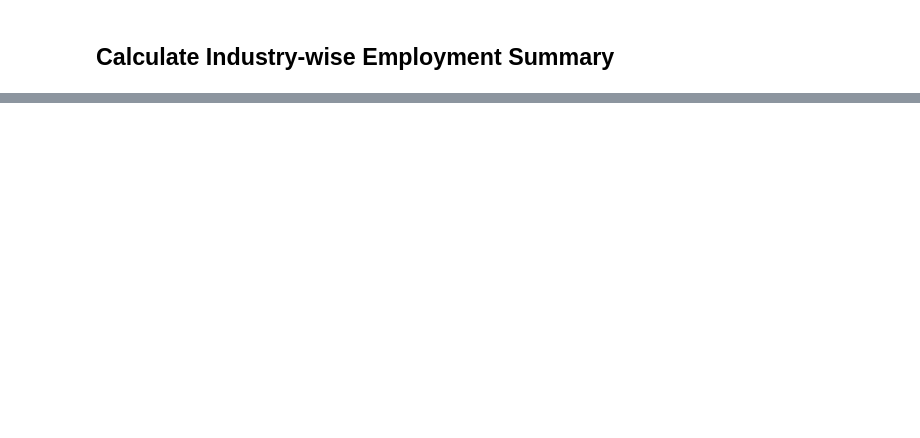
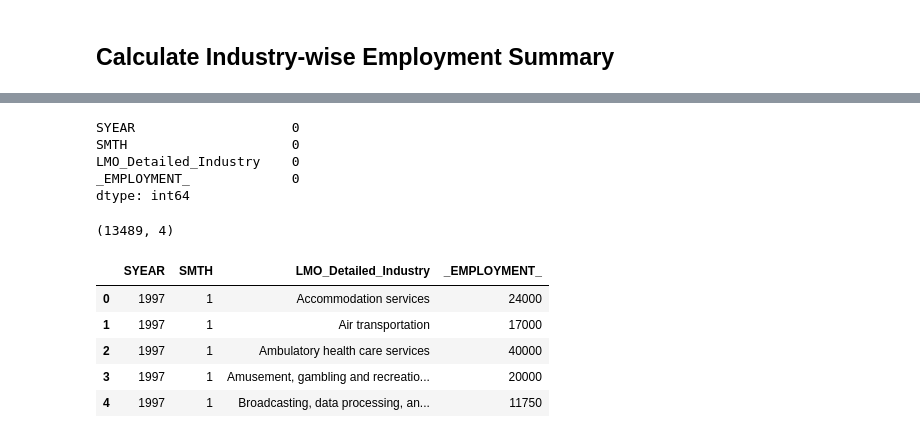
Before and after one commit to geehaad/Time-Series-Analysis-of-NAICS, a Jupyter notebook: Time Series Analysis of NAICS.ipynb, the cells around one changed output, grey strips where cells are left out. Drawn from its saved outputs; the diff is of its cells as text; code cells hidden in the pictures; blank space fills up the shorter version.

```diff
--- a/Time Series Analysis of NAICS.ipynb
+++ b/Time Series Analysis of NAICS.ipynb
@@ -283,0 +354,24 @@ cols = ["SYEAR", "SMTH", "LMO_Detailed_Industry", "_EMPLOYMENT_"]
+# %%
+naics_emp_detail_df.isna().sum()
+# %% [output]
+SYEAR                    0
+SMTH                     0
+LMO_Detailed_Industry    0
+_EMPLOYMENT_             0
+dtype: int64
+# %%
+# Calculate the Employment summary by Year, Month and LOM Industry
+naics_emp_summary = naics_emp_detail_df.groupby(["SYEAR", "SMTH", "LMO_Detailed_Industry"], as_index=False).sum()
+# %%
+naics_emp_summary.shape
+# %% [output]
+(13489, 4)
+# %%
+naics_emp_summary.head()
+# %% [output]
+|  | SYEAR | SMTH | LMO_Detailed_Industry | _EMPLOYMENT_ |
+| 0 | 1997 | 1 | Accommodation services | 24000 |
+| 1 | 1997 | 1 | Air transportation | 17000 |
+| 2 | 1997 | 1 | Ambulatory health care services | 40000 |
+| 3 | 1997 | 1 | Amusement, gambling and recreatio... | 20000 |
+| 4 | 1997 | 1 | Broadcasting, data processing, an... | 11750 |
```
Also changed, not shown: parts of 11 cells of this notebook.
